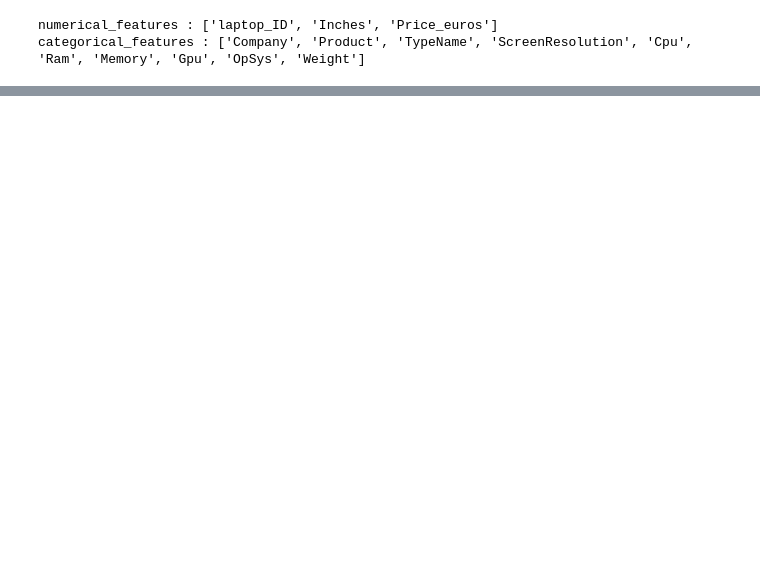
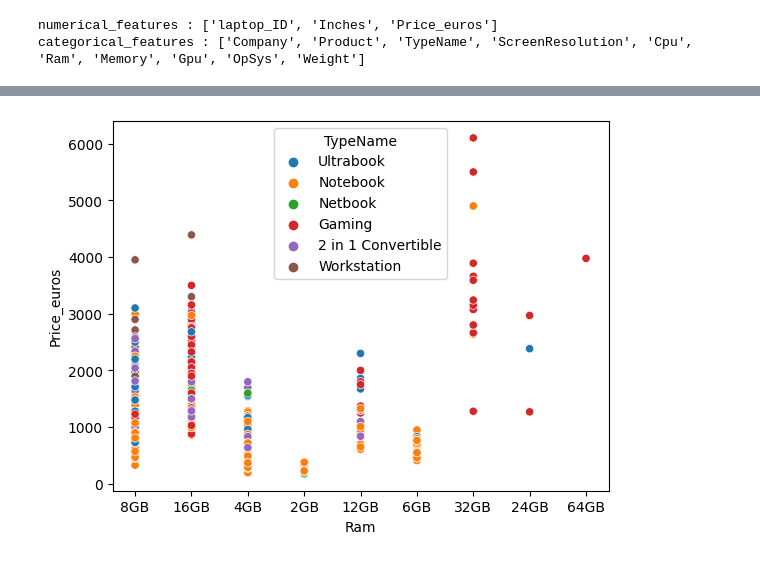
Before and after one commit to ravibalebilalu/practice_project, a Jupyter notebook: research/eda.ipynb, the cells around one changed output, grey strips where cells are left out. Drawn from its saved outputs; the diff is of its cells as text; code cells hidden in the pictures; blank space fills up the shorter version.

```diff
--- a/research/eda.ipynb
+++ b/research/eda.ipynb
@@ -163,0 +62,5 @@ def ram_picker(string):
+# %%
+sns.scatterplot(data = df,x = "Ram",y = "Price_euros",hue = "TypeName")
+plt.show()
+# %% [output]
+[figure, added]
```
Also changed, not shown: parts of 22 cells of this notebook, 2 other files.
